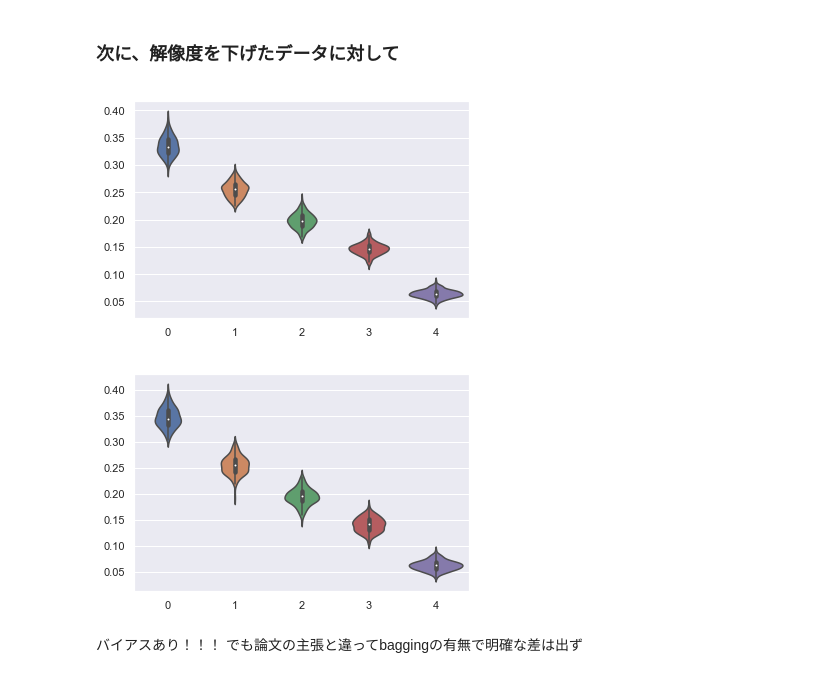
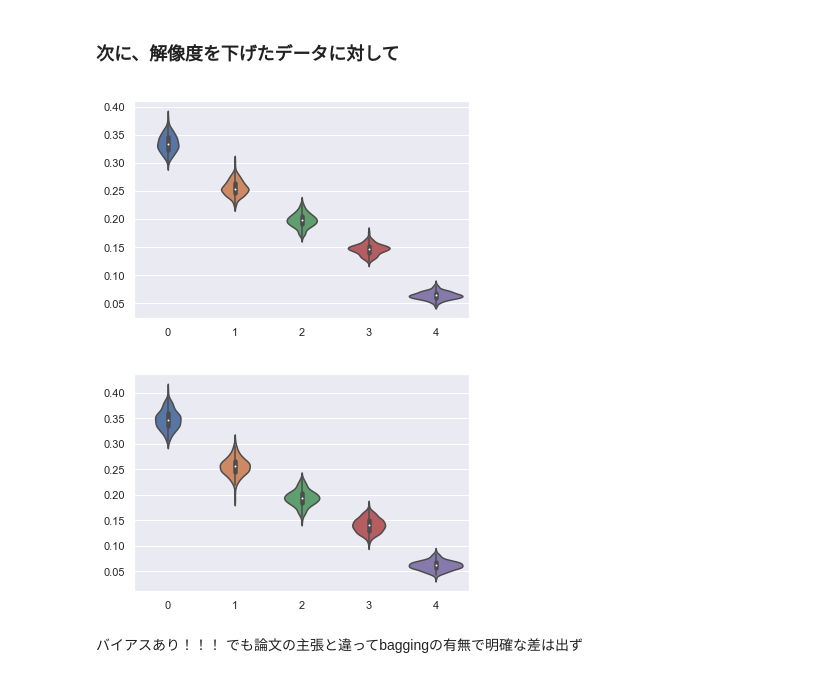
Before and after one commit to masakiaota/blog, a Jupyter notebook: bais_of_feature_importances/src/confirm_bias.ipynb, the cells around one changed output. Cells and saved outputs as stored; diff of their text form; code cells hidden in the pictures.

```diff
--- a/bais_of_feature_importances/src/confirm_bias.ipynb
+++ b/bais_of_feature_importances/src/confirm_bias.ipynb
@@ -35,13 +35,13 @@ show_result(data_pattern1,RandomForestClassifier,n_iter=200,n_est=50)
 # %% [markdown]
 ### 次に、解像度を下げたデータに対して
 # %%
-show_result(data_pattern2,RandomForestClassifier,n_iter=200,n_est=50)
+show_result(data_pattern2,RandomForestClassifier,n_iter=200,n_est=100)
 # %% [output]
-[figure, old version]
+[figure, new version]
 # %%
-show_result(data_pattern2,RandomForestClassifier,n_iter=200,n_est=50,bagging=False)
+show_result(data_pattern2,RandomForestClassifier,n_iter=200,n_est=100,bagging=False)
 # %% [output]
-[figure, old version]
+[figure, new version]
 # %% [markdown]
 バイアスあり！！！
 でも論文の主張と違ってbaggingの有無で明確な差は出ず
```
Also changed, not shown: parts of 4 cells of this notebook, 11 other files.
